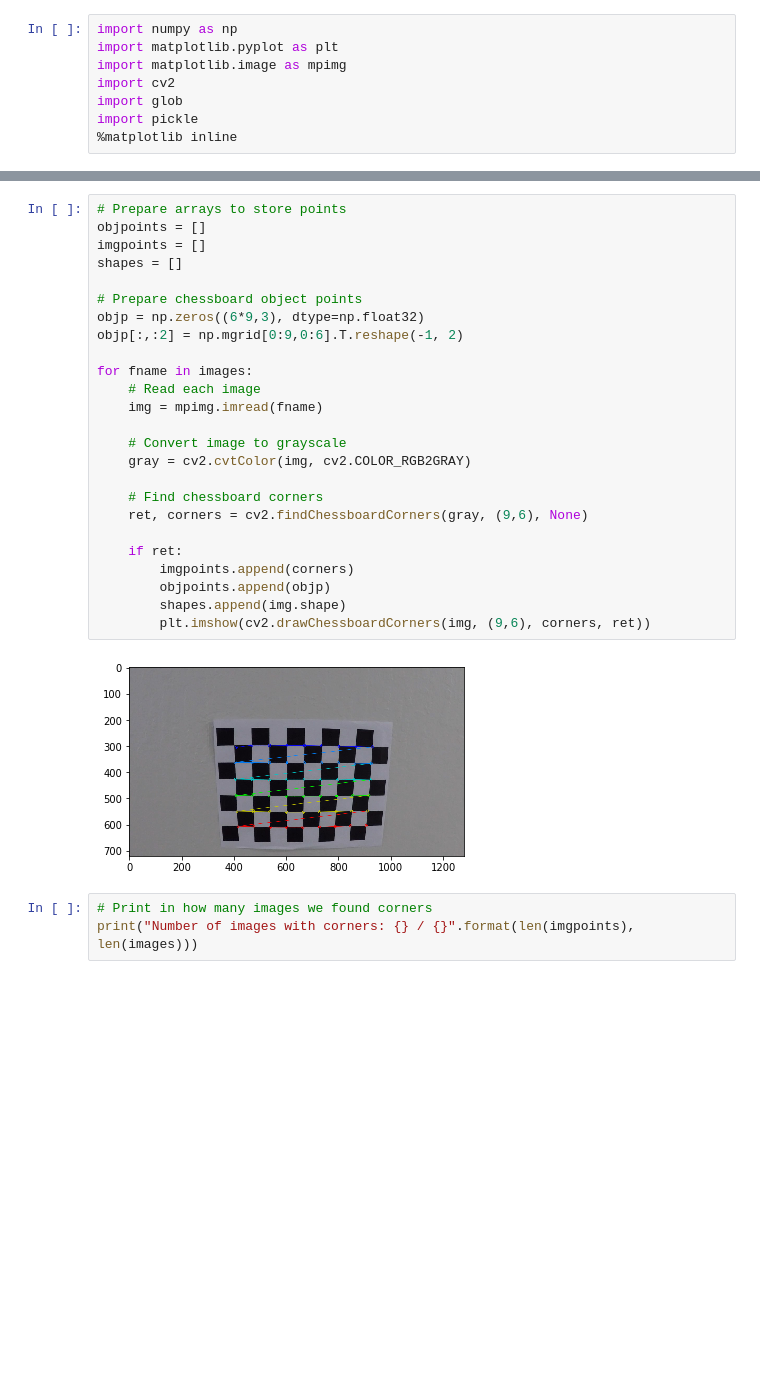
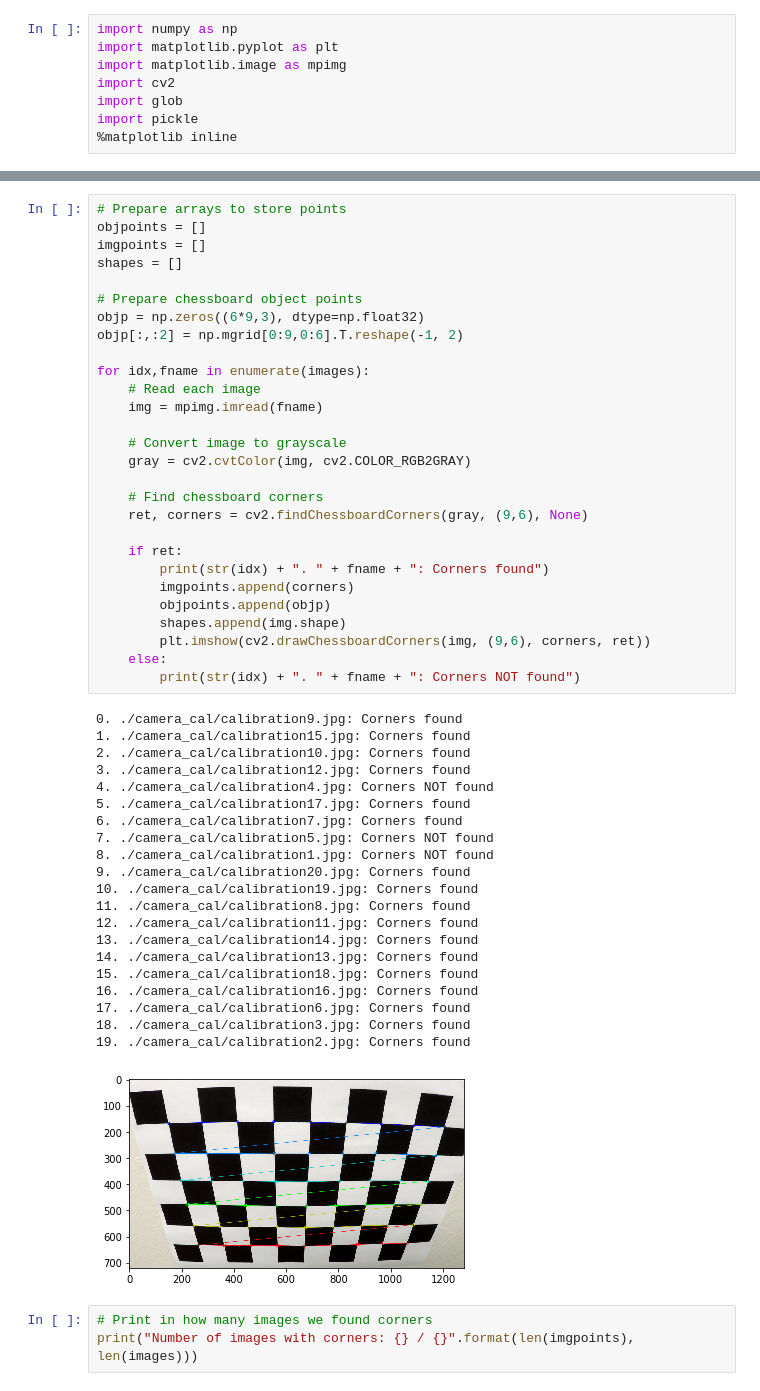
Before and after one commit to fratullii/Udacity_Advanced-Lane-Finding, a Jupyter notebook: camera_calibration.ipynb, the cells around one changed output, grey strips where cells are left out. Cells and saved outputs as stored; diff of their text form; blank space fills up the shorter version.

Commit message:
camera calibration saved

```diff
--- a/camera_calibration.ipynb
+++ b/camera_calibration.ipynb
@@ -20,30 +20,53 @@ plt.imshow(mpimg.imread(images[0]))
 # %%
 # Prepare arrays to store points
 objpoints = []
 imgpoints = []
 shapes = []
 
 # Prepare chessboard object points
 objp = np.zeros((6*9,3), dtype=np.float32)
 objp[:,:2] = np.mgrid[0:9,0:6].T.reshape(-1, 2)
 
-for fname in images:
+for idx,fname in enumerate(images):
     # Read each image
     img = mpimg.imread(fname)
 
     # Convert image to grayscale
     gray = cv2.cvtColor(img, cv2.COLOR_RGB2GRAY)
 
     # Find chessboard corners
     ret, corners = cv2.findChessboardCorners(gray, (9,6), None)
 
     if ret:
+        print(str(idx) + ". " + fname + ": Corners found")
         imgpoints.append(corners)
         objpoints.append(objp)
         shapes.append(img.shape)
         plt.imshow(cv2.drawChessboardCorners(img, (9,6), corners, ret))
+    else:
+        print(str(idx) + ". " + fname + ": Corners NOT found")
 # %% [output]
+0. ./camera_cal/calibration9.jpg: Corners found
+1. ./camera_cal/calibration15.jpg: Corners found
+2. ./camera_cal/calibration10.jpg: Corners found
+3. ./camera_cal/calibration12.jpg: Corners found
+4. ./camera_cal/calibration4.jpg: Corners NOT found
+5. ./camera_cal/calibration17.jpg: Corners found
+6. ./camera_cal/calibration7.jpg: Corners found
+7. ./camera_cal/calibration5.jpg: Corners NOT found
+8. ./camera_cal/calibration1.jpg: Corners NOT found
+9. ./camera_cal/calibration20.jpg: Corners found
+10. ./camera_cal/calibration19.jpg: Corners found
+11. ./camera_cal/calibration8.jpg: Corners found
+12. ./camera_cal/calibration11.jpg: Corners found
+13. ./camera_cal/calibration14.jpg: Corners found
+14. ./camera_cal/calibration13.jpg: Corners found
+15. ./camera_cal/calibration18.jpg: Corners found
+16. ./camera_cal/calibration16.jpg: Corners found
+17. ./camera_cal/calibration6.jpg: Corners found
+18. ./camera_cal/calibration3.jpg: Corners found
+19. ./camera_cal/calibration2.jpg: Corners found
-[figure, old version]
+[figure, new version]
 # %%
 # Print in how many images we found corners
 print("Number of images with corners: {} / {}".format(len(imgpoints), len(images)))
```
Also changed, not shown: parts of 4 cells of this notebook, 3 other files.
